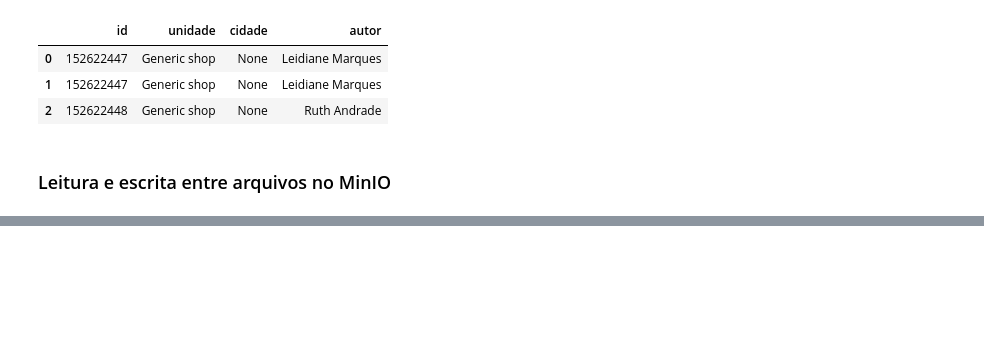
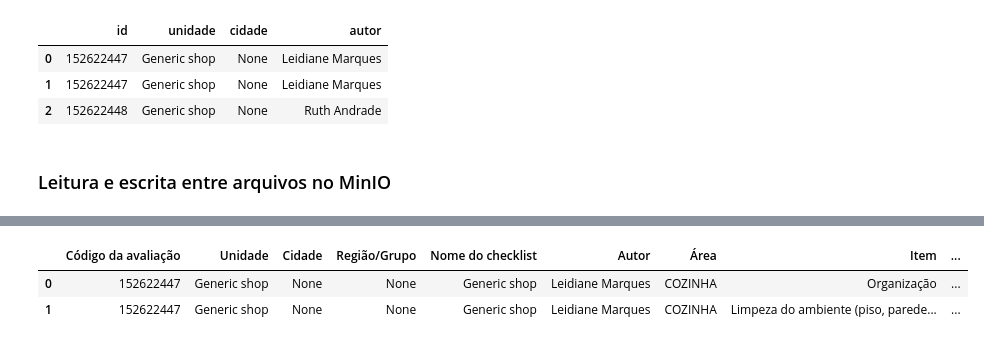
Before and after one commit to marcorezende/hawkeye, a Jupyter notebook: pipeline.ipynb, the cells around one changed output, grey strips where cells are left out. Saved outputs shown, nothing was run; the diff lists cells and outputs as text; code cells hidden in the pictures; blank space fills up the shorter version.

```diff
--- a/pipeline.ipynb
+++ b/pipeline.ipynb
@@ -111,0 +132,24 @@ FROM 's3://hawkeye/checklist.parquet') TO 's3://hawkeye/checklist2.parquet' (FOR
+# %%
+import duckdb
+duckdb.sql('''
+ SELECT
+    "Código da avaliação",
+    Unidade,
+    Cidade,
+    "Região/Grupo",
+    "Nome do checklist",
+    Autor,
+    "Área",
+    Item,
+    Resposta,
+    Imagens,
+    "Data inicial",
+    "Data final",
+    "Data de sincronização",
+    Resultado,
+    "Comentários finais"
+FROM "data/sample.csv"''').df()
+# %% [output]
+|  | Código da avaliação | Unidade | Cidade | Região/Grupo | Nome do checklist | Autor | Área | Item | ... |
+| 0 | 152622447 | Generic shop | None | None | Generic shop | Leidiane Marques | COZINHA | Organização | ... |
+| 1 | 152622447 | Generic shop | None | None | Generic shop | Leidiane Marques | COZINHA | Limpeza do ambiente (piso, parede... | ... |
```
Also changed, not shown: parts of 16 cells of this notebook, 1 other file.
